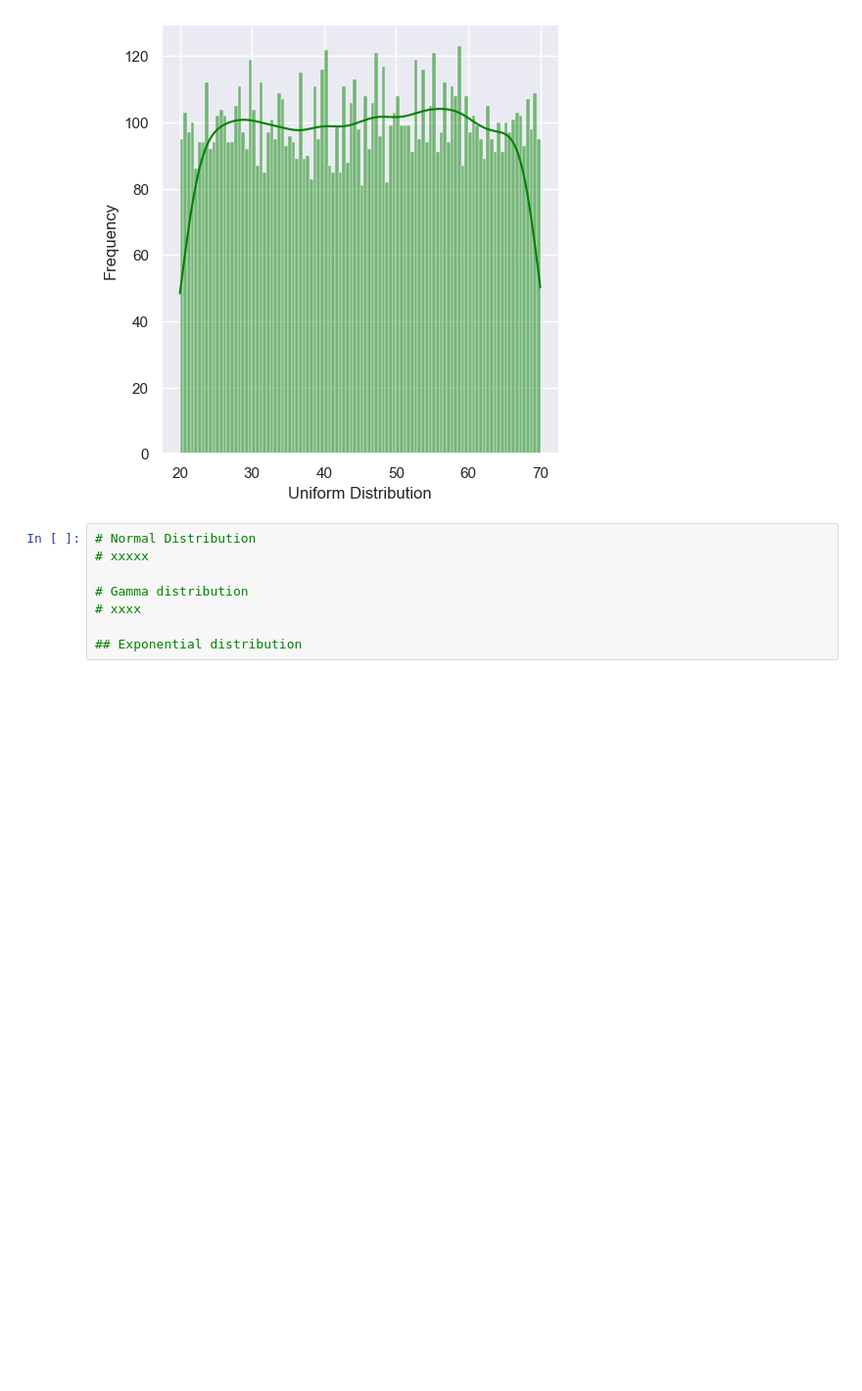
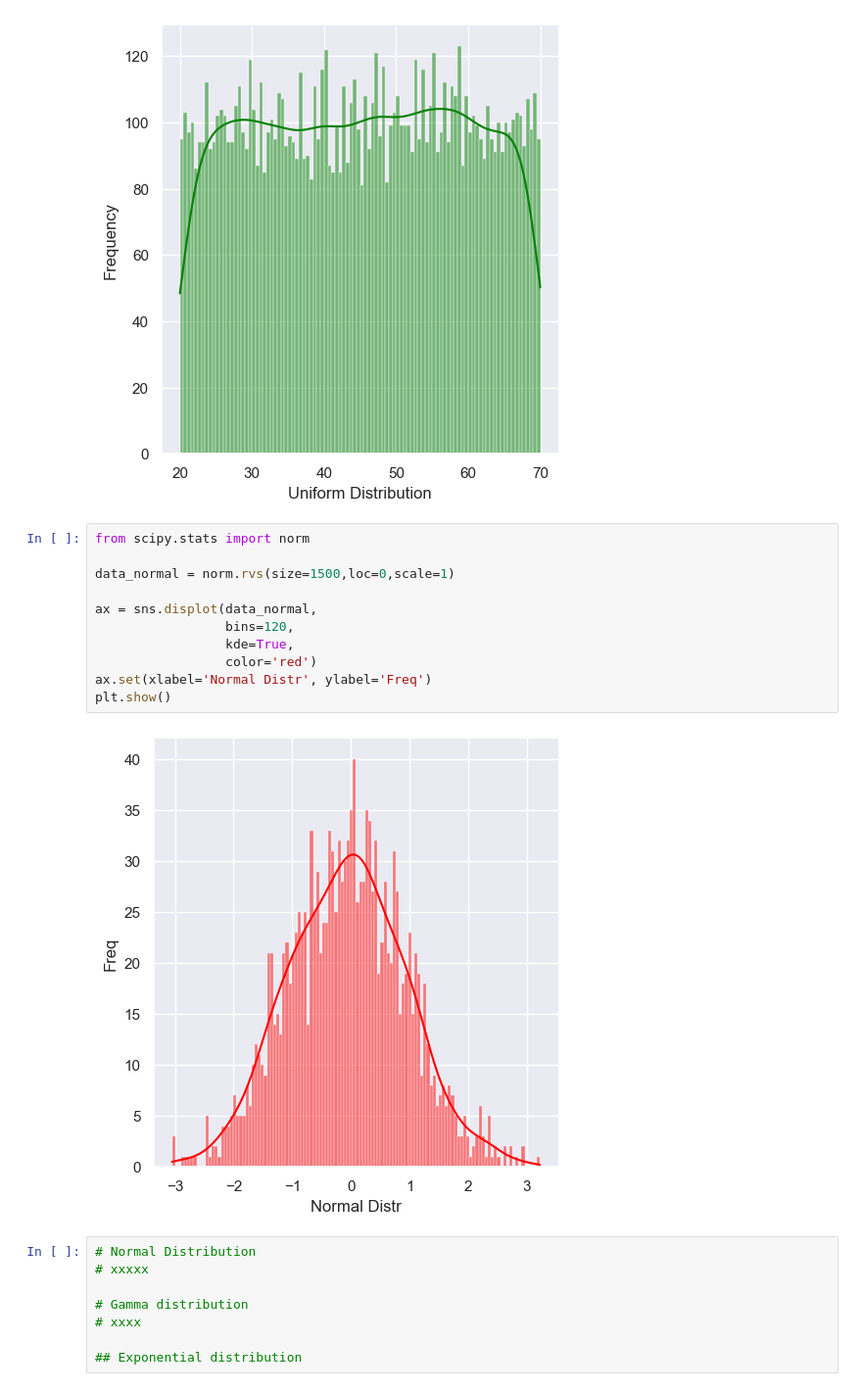
Before and after one commit to abadato/Probabbility-distribution, a Jupyter notebook: Probabbility distribution.ipynb, the cells around one changed output. Shown at 98% size. Cells and saved outputs as stored; diff of their text form; blank space fills up the shorter version.

```diff
--- a/Probabbility distribution.ipynb
+++ b/Probabbility distribution.ipynb
@@ -36,6 +36,19 @@ ax.set(xlabel='Uniform Distribution', ylabel='Frequency')
 plt.show()
 # %% [output]
 [figure]
+# %%
+from scipy.stats import norm
+
+data_normal = norm.rvs(size=1500,loc=0,scale=1)
+
+ax = sns.displot(data_normal,
+                 bins=120,
+                 kde=True,
+                 color='red')
+ax.set(xlabel='Normal Distr', ylabel='Freq')
+plt.show()
+# %% [output]
+[figure, added]
 # %%
 # Normal Distribution
 # xxxxx
```
